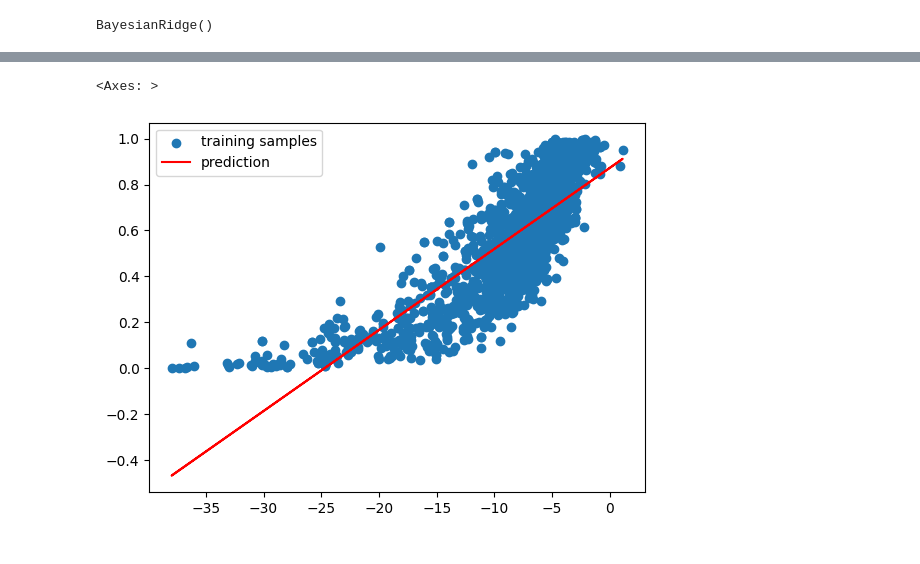
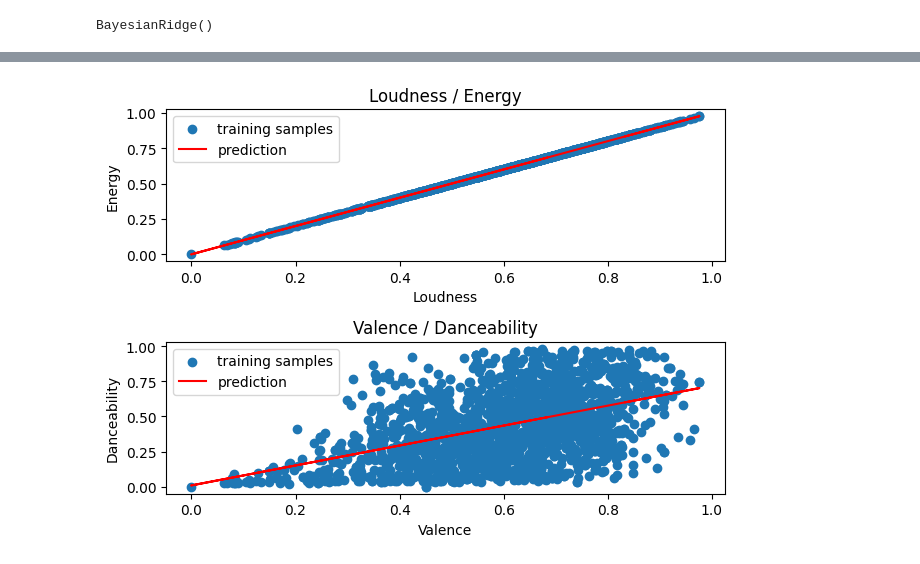
Before and after one commit to mmartin46/Data_Science_Research, a Jupyter notebook: SpotifyResearch.ipynb, the cells around one changed output, grey strips where cells are left out. Cells and saved outputs as stored; diff of their text form; code cells hidden in the pictures.

```diff
--- a/SpotifyResearch.ipynb
+++ b/SpotifyResearch.ipynb
@@ -123,11 +123,16 @@ class DataProcessor:
         self.pred = mod.predict(X_train)
         return self.pred
 
-    def makePlot(self):
-        fig, ax = plt.subplots()
+    def makePlot(self, ax, title_, labX, labY):
 
         ax.scatter(self.X_train, self.y_train, label='training samples')
         ax.plot(self.X_train, self.pred, color='red', label='prediction')
+
+        ax.set(
+          title=title_,
+          xlabel=labX,
+          ylabel=labY
+        )
         ax.legend()
         return ax
 # %%
@@ -144,7 +148,0 @@ lr.score(X_train, y_train)
-# %%
-dp = DataProcessor(df)
-dp.clean()
-dp.scale()
-dp.split('danceability', 'valence')
-dp.train(LinearRegression())
-dp.makePlot()
@@ -154,10 +149,27 @@ dp.makePlot()
-# %%
-dp = DataProcessor(df)
-dp.clean()
-dp.scale()
-dp.split('loudness', 'energy')
-dp.train(BayesianRidge())
-dp.makePlot()
-# %% [output]
-<Axes: >
-[figure, removed]
+# %%
+coord_ = {
+    'loudness' : 'energy',
+    'danceability' : 'valence',
+    'loudness' : 'danceability'
+}
+
+labels = {
+    '1st' : ['Loudness / Energy', 'Loudness', 'Energy'],
+    '2nd' : ['Valence / Danceability', 'Valence', 'Danceability'],
+    '3rd' : ['Loudness / Danceability', 'Loudness', 'Danceability']
+}
+
+fig, ax = plt.subplots(2)
+
+i = 0
+for (k, v), (k2, v2) in zip(coord_.items(), labels.items()):
+  dp = DataProcessor(df)
+  dp.clean()
+  dp.scale()
+  dp.split(k, v)
+  dp.train(BayesianRidge())
+  dp.makePlot(ax=ax[i], title_=v2[0], labX=v2[1], labY=v2[2])
+  i += 1
+plt.tight_layout()
+# %% [output]
+[figure, added]
```
Also changed, not shown: parts of 2 cells of this notebook.
